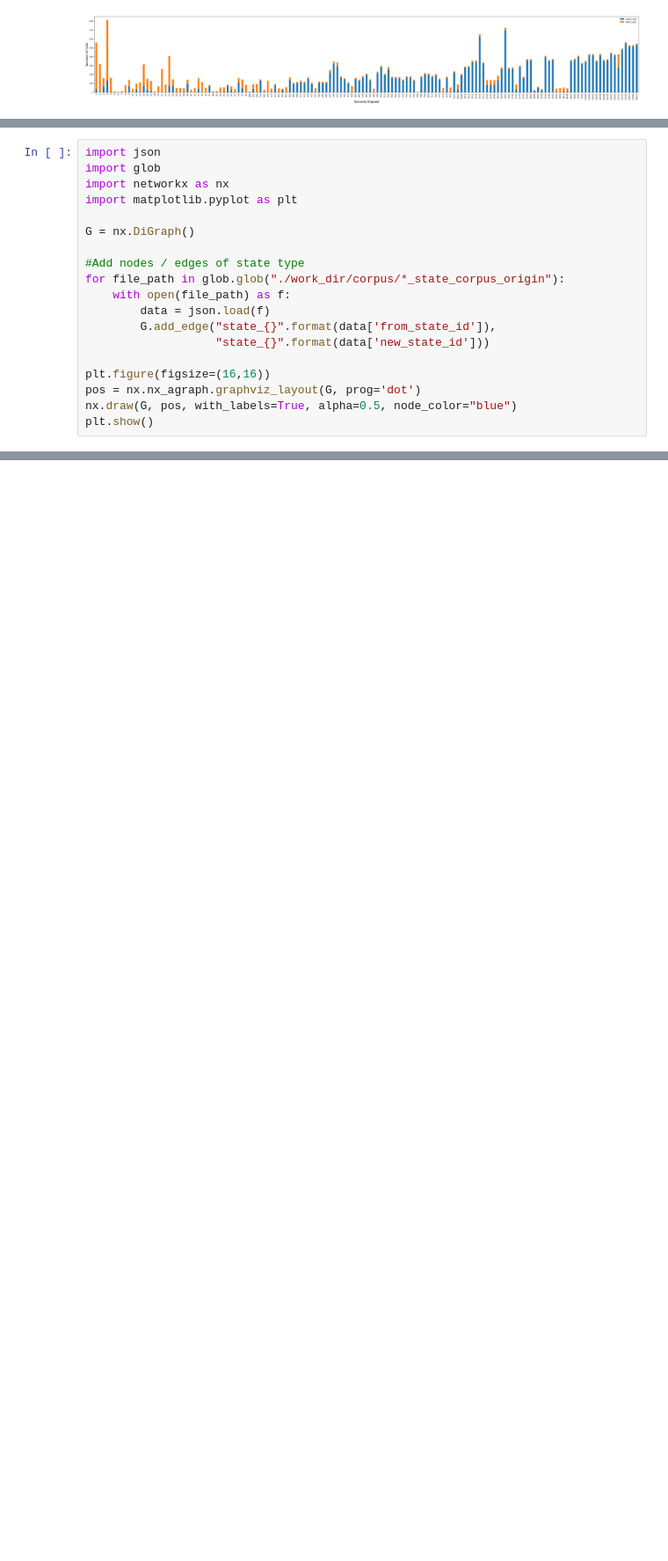
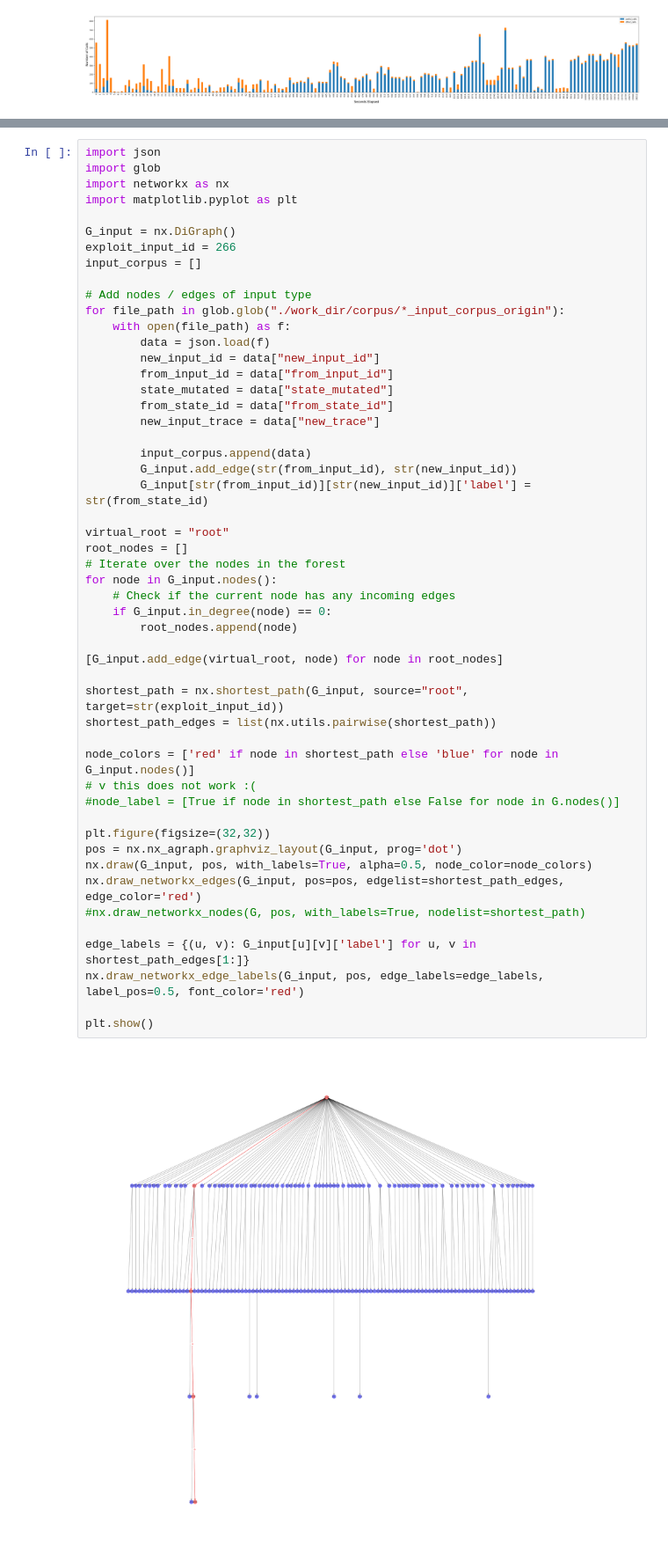
Before and after one commit to Siriussee/ityfuzz, a Jupyter notebook: api_sequence_analysis.ipynb, the cells around one changed output, grey strips where cells are left out. Shown at 88% size. Saved outputs shown, nothing was run; the diff lists cells and outputs as text; blank space fills up the shorter version.

```diff
--- a/api_sequence_analysis.ipynb
+++ b/api_sequence_analysis.ipynb
@@ -273,19 +215,0 @@ ERROR: Could not build wheels for pygraphviz, which is required to install pypro
-# %%
-import json
-import glob
-import networkx as nx
-import matplotlib.pyplot as plt
-
-G = nx.DiGraph()
-
-#Add nodes / edges of state type
-for file_path in glob.glob("./work_dir/corpus/*_state_corpus_origin"):
-    with open(file_path) as f:
-        data = json.load(f)
-        G.add_edge("state_{}".format(data['from_state_id']),
-                   "state_{}".format(data['new_state_id']))
-
-plt.figure(figsize=(16,16))
-pos = nx.nx_agraph.graphviz_layout(G, prog='dot')
-nx.draw(G, pos, with_labels=True, alpha=0.5, node_color="blue")
-plt.show()
@@ -329,0 +240,53 @@ print(list_a)
+# %%
+import json
+import glob
+import networkx as nx
+import matplotlib.pyplot as plt
+
+G_input = nx.DiGraph()
+exploit_input_id = 266
+input_corpus = []
+
+# Add nodes / edges of input type
+for file_path in glob.glob("./work_dir/corpus/*_input_corpus_origin"):
+    with open(file_path) as f:
+        data = json.load(f)
+        new_input_id = data["new_input_id"]
+        from_input_id = data["from_input_id"]
+        state_mutated = data["state_mutated"]
+        from_state_id = data["from_state_id"]
+        new_input_trace = data["new_trace"]
+
+        input_corpus.append(data)
+        G_input.add_edge(str(from_input_id), str(new_input_id))
+        G_input[str(from_input_id)][str(new_input_id)]['label'] = str(from_state_id)
+
+virtual_root = "root"
+root_nodes = []
+# Iterate over the nodes in the forest
+for node in G_input.nodes():
+    # Check if the current node has any incoming edges
+    if G_input.in_degree(node) == 0:
+        root_nodes.append(node)
+
+[G_input.add_edge(virtual_root, node) for node in root_nodes]
+
+shortest_path = nx.shortest_path(G_input, source="root", target=str(exploit_input_id))
+shortest_path_edges = list(nx.utils.pairwise(shortest_path))
+
+node_colors = ['red' if node in shortest_path else 'blue' for node in G_input.nodes()]
+# v this does not work :(
+#node_label = [True if node in shortest_path else False for node in G.nodes()]
+
+plt.figure(figsize=(32,32))
+pos = nx.nx_agraph.graphviz_layout(G_input, prog='dot')
+nx.draw(G_input, pos, with_labels=True, alpha=0.5, node_color=node_colors)
+nx.draw_networkx_edges(G_input, pos=pos, edgelist=shortest_path_edges, edge_color='red')
+#nx.draw_networkx_nodes(G, pos, with_labels=True, nodelist=shortest_path)
+
+edge_labels = {(u, v): G_input[u][v]['label'] for u, v in shortest_path_edges[1:]}
+nx.draw_networkx_edge_labels(G_input, pos, edge_labels=edge_labels, label_pos=0.5, font_color='red')
+
+plt.show()
+# %% [output]
+[figure, added]
```
Also changed, not shown: parts of 6 cells of this notebook, 3 other files.
